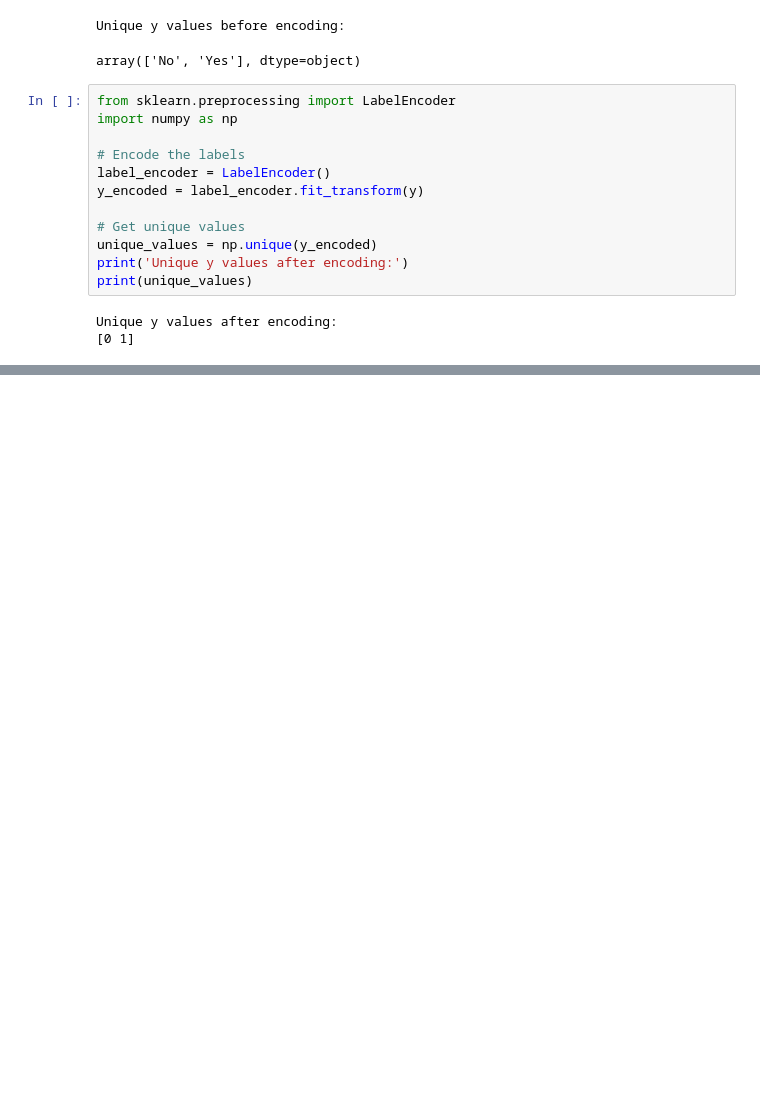
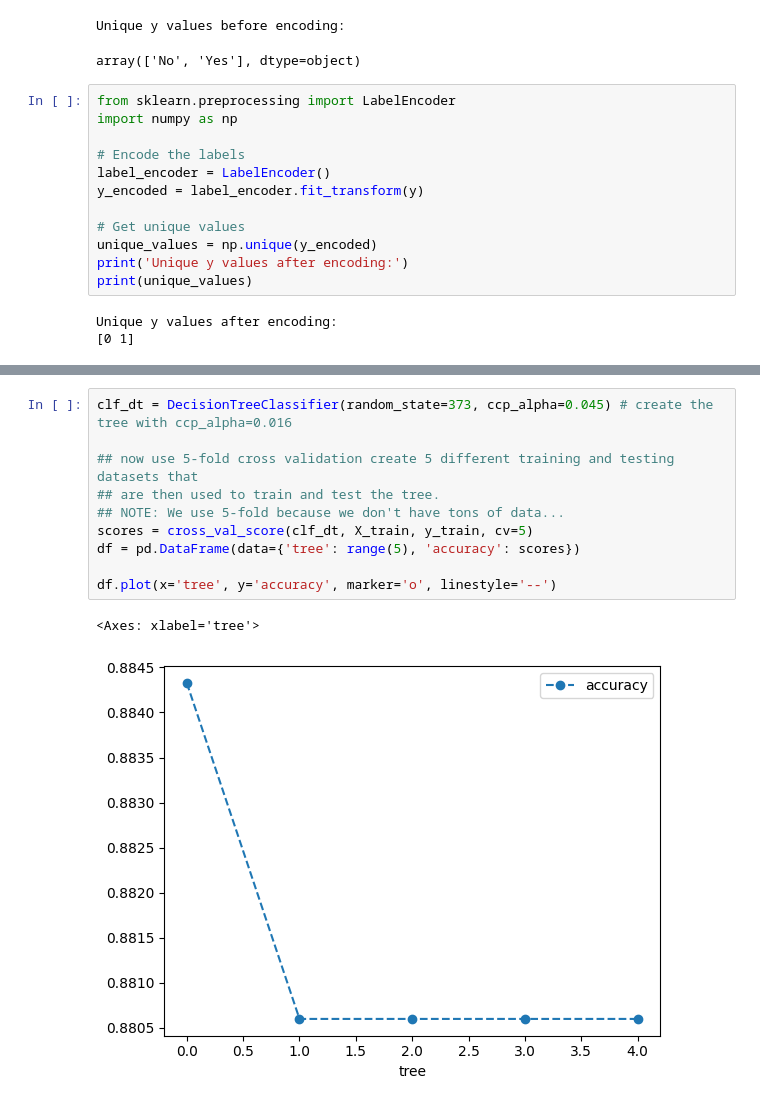
Before and after one commit to Jrk373/MachineLearningDemo, a Jupyter notebook: DecisionTreeClasifier.ipynb, the cells around one changed output, grey strips where cells are left out. Cells and saved outputs as stored; diff of their text form; blank space fills up the shorter version.

```diff
--- a/DecisionTreeClasifier.ipynb
+++ b/DecisionTreeClasifier.ipynb
@@ -372,0 +469,13 @@ DecisionTreeClassifier(random_state=373)
+# %%
+clf_dt = DecisionTreeClassifier(random_state=373, ccp_alpha=0.045) # create the tree with ccp_alpha=0.016
+
+## now use 5-fold cross validation create 5 different training and testing datasets that
+## are then used to train and test the tree.
+## NOTE: We use 5-fold because we don't have tons of data...
+scores = cross_val_score(clf_dt, X_train, y_train, cv=5)
+df = pd.DataFrame(data={'tree': range(5), 'accuracy': scores})
+
+df.plot(x='tree', y='accuracy', marker='o', linestyle='--')
+# %% [output]
+<Axes: xlabel='tree'>
+[figure, added]
```
Also changed, not shown: parts of 47 cells of this notebook.
